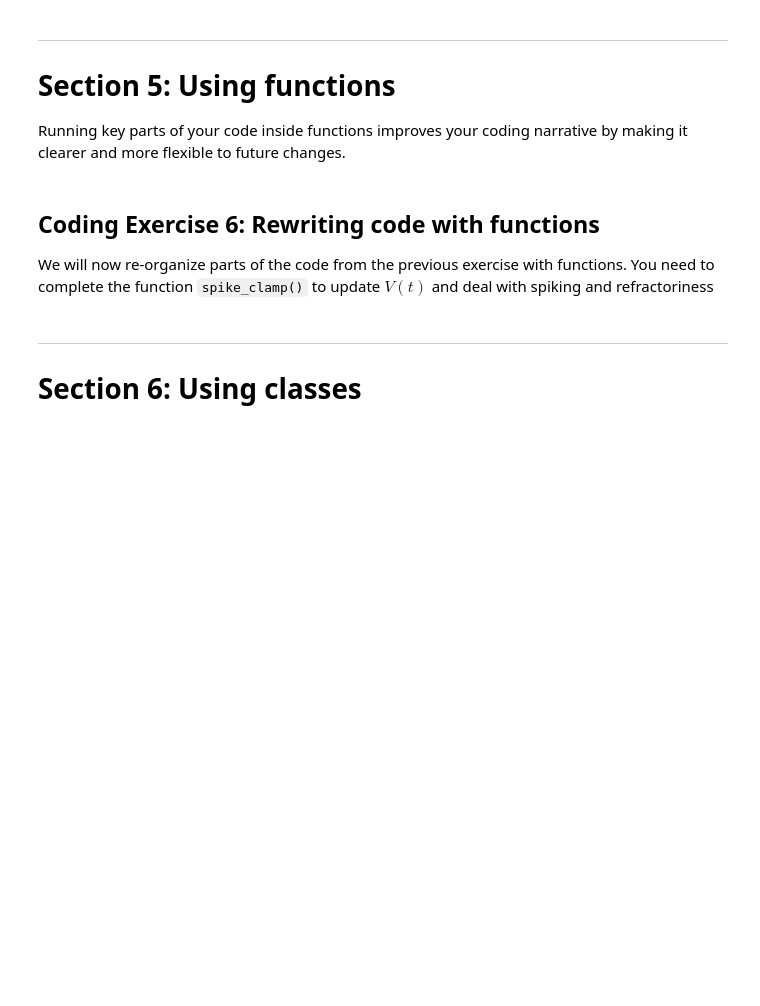
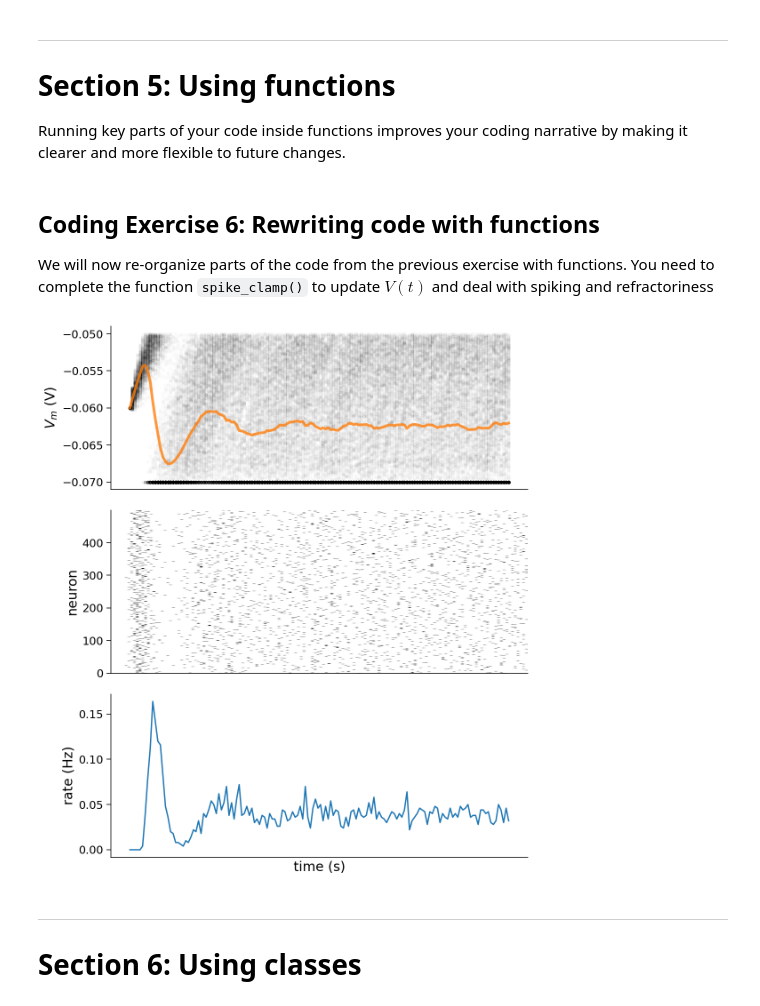
Before and after one commit to SuhaasAdiraju/NeuromatchAcademy2021_Workthrough_SA, a Jupyter notebook: tutorials/W0D2_PythonWorkshop2/student/W0D2_Tutorial1.ipynb, the cells around one changed output. Saved outputs shown, nothing was run; the diff lists cells and outputs as text; code cells hidden in the pictures; blank space fills up the shorter version.

```diff
--- a/tutorials/W0D2_PythonWorkshop2/student/W0D2_Tutorial1.ipynb
+++ b/tutorials/W0D2_PythonWorkshop2/student/W0D2_Tutorial1.ipynb
@@ -980,15 +974,15 @@ def spike_clamp(v, delta_spike):
   ####################################################
   ## TODO for students: complete spike_clamp
   # Fill out function and remove
-  raise NotImplementedError("Student exercise: complete spike_clamp")
+      #raise NotImplementedError("Student exercise: complete spike_clamp")
   ####################################################
   # Boolean array spiked indexes neurons with v>=vth
-  spiked = ...
-  v[spiked] = ...
+  spiked = (v >= vth)
+  v[spiked] = vr;
 
   # Boolean array clamped indexes refractory neurons
-  clamped = ...
-  v[clamped] = ...
+  clamped = (delta_spike < t_ref)
+  v[clamped] = vr
 
   return v, spiked
 
@@ -1005,33 +999,35 @@ i = i_mean * (1 + 0.1 * (t_max / dt)**(0.5) * (2 * np.random.random([n, step_end
 
 # Initialize binary numpy array for raster plot
 raster = np.zeros([n,step_end])
 
 # Initialize t_ref and last_spike
 mu = 0.01
 sigma = 0.007
 t_ref = mu + sigma*np.random.normal(size=n)
 t_ref[t_ref<0] = 0
 last_spike = -t_ref * np.ones([n])
 
 # Loop over time steps
 for step, t in enumerate(t_range):
 
   # Skip first iteration
   if step==0:
     continue
 
   # Compute v_n
   v_n[:,step] = ode_step(v_n[:,step-1], i[:,step], dt)
 
   # Reset membrane potential and clamp
   v_n[:,step], spiked = spike_clamp(v_n[:,step], t - last_spike)
 
   # Update raster and last_spike
   raster[spiked,step] = 1.
   last_spike[spiked] = t
 
 # Plot multiple realizations of Vm, spikes and mean spike rate
 plot_all(t_range, v_n, raster)
+# %% [output]
+[figure, added]
 # %%
 def ode_step(v, i, dt):
   """
```
Also changed, not shown: parts of 3 cells of this notebook.
